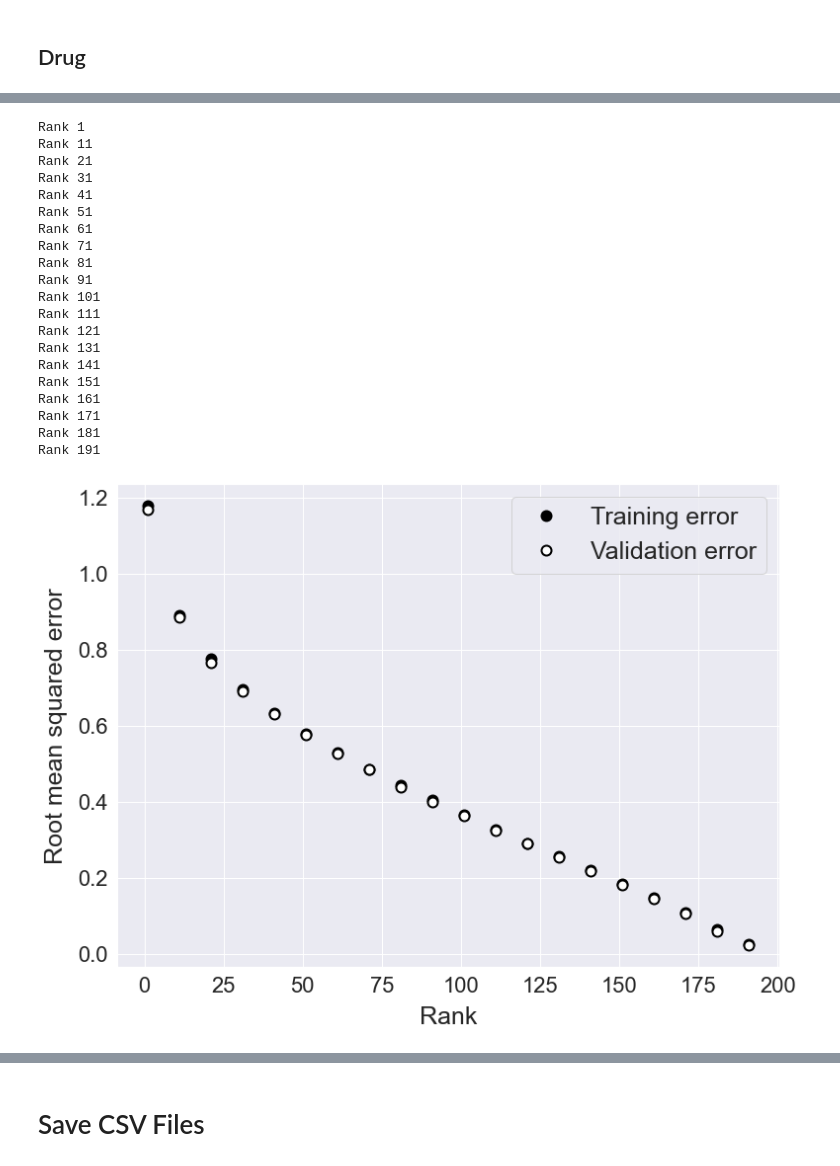
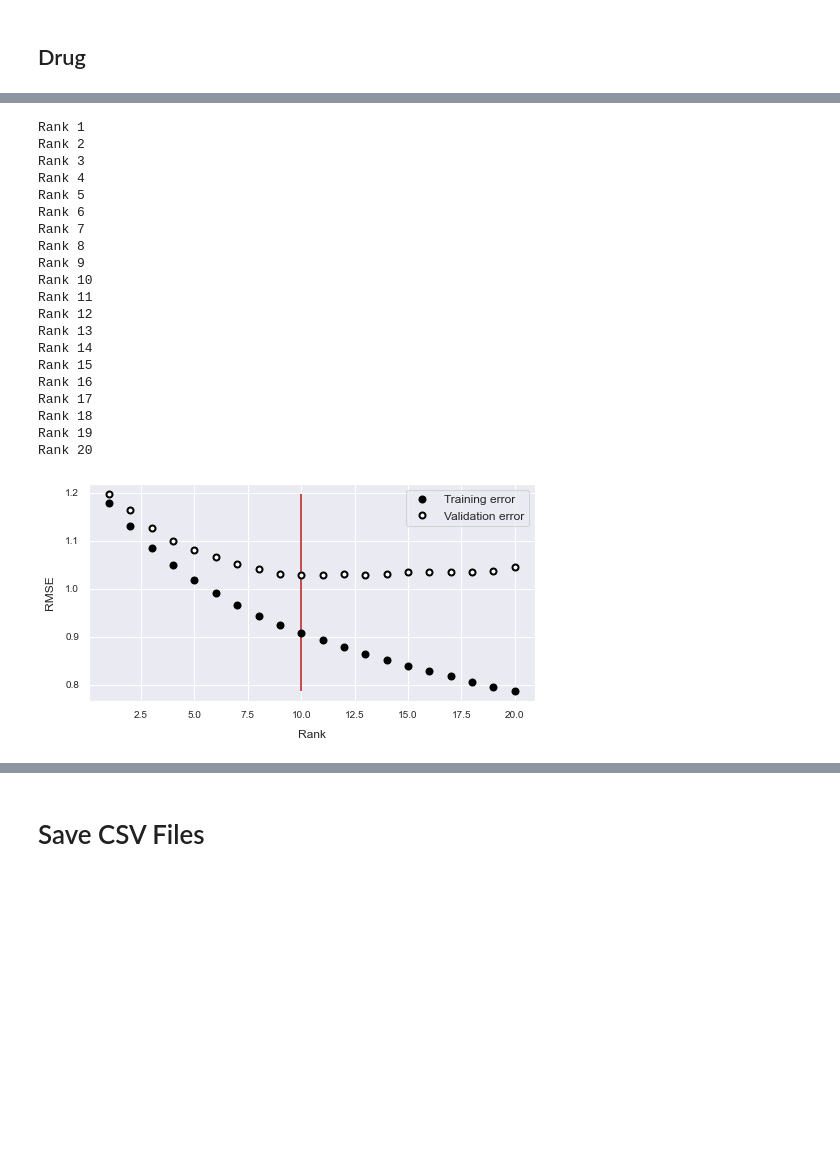
Before and after one commit to jessicaw9910/dsmath_project1, a Jupyter notebook: src/GDSC_Project.ipynb, the cells around one changed output, grey strips where cells are left out. Cells and saved outputs as stored; diff of their text form; code cells hidden in the pictures; blank space fills up the shorter version.

```diff
--- a/src/GDSC_Project.ipynb
+++ b/src/GDSC_Project.ipynb
@@ -31,2 +32,2 @@ ax = sns.heatmap(data = df, cmap="YlGnBu",
 # %%
-mx_train, idx_test, idx_val, idx_train, mask_test, mask_val, mask_train = process_data(mx_gdsc)
+mx_center, mx_train, idx_val, idx_train, mask_val, mask_train = process_data(mx_gdsc)
@@ -90,5 +89,5 @@ mx_drug_pca2 = project_pca(mx_train.T, eigenvectors_drug, n_pc=2)
 # %%
-U, s, V = np.linalg.svd(mx_train, full_matrices=False)
+U, s, V = np.linalg.svd(mx_center, full_matrices=False)
 
 plt.plot(range(len(s)), np.cumsum(s / np.sum(s)));
 plt.xlabel('$i$');
@@ -98,52 +97,57 @@ plt.ylabel('Cumulative percentage of singular value for $s_i$');
 # %%
-ranks = np.arange(1,196,10)
+ranks = np.arange(1,21,1)
 error_train = np.zeros(len(ranks))
 error_val = np.zeros(len(ranks))
-sing_val = np.zeros((len(ranks), mx_train.shape[1]))
+error_test = np.zeros(len(ranks))
+# sing_val = np.zeros((len(ranks), mx_train.shape[1]))
 
 for idx, r in enumerate(ranks):
     print("Rank " + str(r))
-    error, estimate, _, s, _ = fit_svd(mx_train, idx_train, n_iter=500, rank=r)
+    error, estimate, _, s, _ = fit_svd(mx_train, mx_center, idx_train, n_iter=500, rank=r)
     error_train[idx] = error
-    error_val[idx] = np.sqrt(np.mean((mx_train.flat[idx_val] - estimate.flat[idx_val])**2))
-    sing_val[idx, :] = s
+    error_val[idx] = np.sqrt(np.mean((mx_center.flat[idx_val] - estimate.flat[idx_val])**2))
+    # sing_val[idx, :] = s
 # %% [output]
 Rank 1
+Rank 2
+Rank 3
+Rank 4
+Rank 5
+Rank 6
+Rank 7
+Rank 8
+Rank 9
+Rank 10
 Rank 11
-Rank 21
-Rank 31
-Rank 41
-Rank 51
-Rank 61
-Rank 71
-Rank 81
-Rank 91
-Rank 101
-Rank 111
-Rank 121
-Rank 131
-Rank 141
-Rank 151
-Rank 161
-Rank 171
-Rank 181
-Rank 191
+Rank 12
+Rank 13
+Rank 14
+Rank 15
+Rank 16
+Rank 17
+Rank 18
+Rank 19
+Rank 20
 # %%
-markersize = 10
-font_size = 25
-font_size_ticks = 22
+font_size = 12
+font_size_ticks = 10
+markersize = 6
 
-plt.figure(figsize=(12,9));
+plt.figure(figsize=(8,4));
 plt.plot(ranks,error_train,linestyle="None",marker='o',ms=markersize,color="black",markeredgewidth=2,
-                     markerfacecolor="black",label="Training error");
+         markerfacecolor="black",label="Training error");
 plt.plot(ranks,error_val,linestyle="None",marker='o',ms=markersize,color="black",markeredgewidth=2,
-                     markerfacecolor="white",label="Validation error");
-plt.ylabel('Root mean squared error',fontsize=font_size,labelpad=10);
+         markerfacecolor="white",label="Validation error");
+# plt.plot(ranks,error_test,linestyle="None",marker='o',ms=markersize,color="black",markeredgewidth=2,
+#          markerfacecolor="red",label="Test error");
+plt.vlines(x=np.argmin(error_val)+1, ymin=min(error_train), ymax=max(error_val),
+           colors='r', linestyle='solid', linewidths=2);
+plt.ylabel('RMSE',fontsize=font_size,labelpad=10);
 plt.xlabel('Rank',fontsize=font_size,labelpad=10);
 plt.xticks(fontsize=font_size_ticks);
 plt.yticks(fontsize=font_size_ticks);
 plt.legend(fontsize=font_size);
-# plt.savefig('plots/collaborative_filtering_errors.pdf',bbox_inches="tight")
+plt.savefig('plots/svd_error.svg',bbox_inches="tight")
 # %% [output]
-[figure, old version]
+[figure, new version]
 # %%
```
Also changed, not shown: parts of 30 cells of this notebook, 26 other files.
